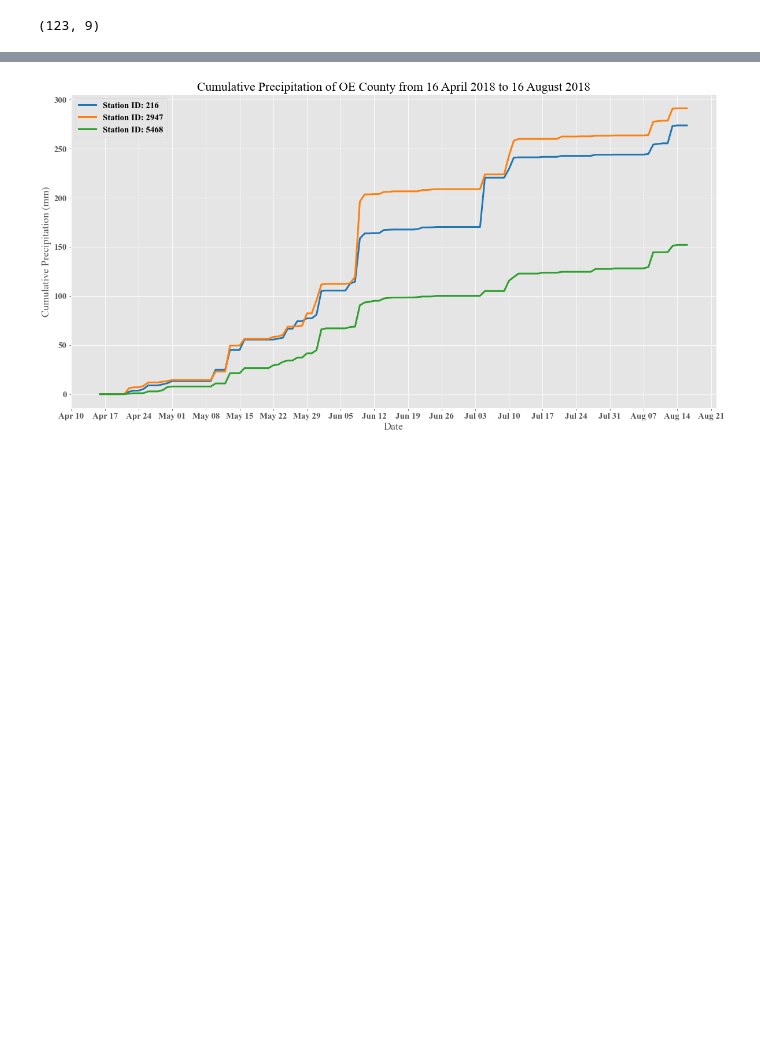
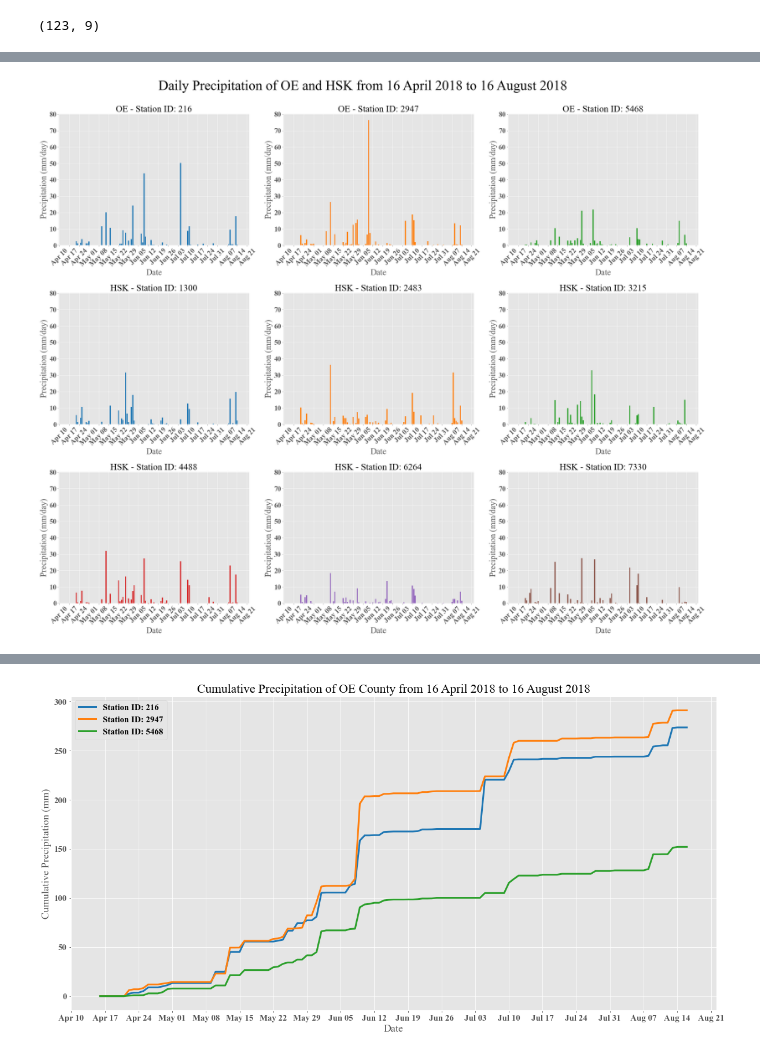
Before and after one commit to AshikMahmud/GeoInformatics_WS2021, a Jupyter notebook: Exercise 4/Task4.ipynb, the cells around one changed output, grey strips where cells are left out. Cells and saved outputs as stored; diff of their text form; code cells hidden in the pictures; blank space fills up the shorter version.

```diff
--- a/Exercise 4/Task4.ipynb
+++ b/Exercise 4/Task4.ipynb
@@ -424,0 +429,43 @@ plot_ts_bars(df_ts_hsk_daily, 'HSK')
+# %%
+# Plot ts of the both counties in one graph
+def plot_subplots_bars(ax, dict_idxs, df, county_name):
+    cmap = plt.get_cmap('tab10')
+    colors = iter(cmap(np.arange(cmap.N)))
+
+    for idx, column_name in dict_idxs.items():
+        ax[idx].bar(df.index, df[column_name], color=next(colors))
+        # set ticks every week
+        ax[idx].xaxis.set_major_locator(mdates.WeekdayLocator())
+        # format date
+        ax[idx].xaxis.set_major_formatter(mdates.DateFormatter('%b %d'))
+        ax[idx].tick_params(axis='x', rotation=45)
+        ax[idx].yaxis.set_tick_params(labelleft=True)
+        ax[idx].set_title(county_name + ' - Station ID: ' + str(column_name), fontsize=30)
+        ax[idx].set_ylabel('Precipitation (mm/day)')
+        ax[idx].set_xlabel('Date')
+
+def plot_ts_all_counties_bars():
+    plt.style.use('ggplot')
+    font = {'family': 'Times New Roman', 'weight': 'bold', 'size': 23}
+    plt.rc('font', **font)
+
+    fig, ax = plt.subplots(3, 3, sharey='all', figsize=(32, 27))
+    ax = ax.flatten()
+
+    oe_idxs = range(len(df_ts_oe_daily.columns))
+    dict_oe_idxs = dict(zip(oe_idxs, df_ts_oe_daily.columns))
+
+    hsk_idxs = range(len(df_ts_oe_daily.columns), len(df_ts_oe_daily.columns) + len(df_ts_hsk_daily.columns))
+    dict_hsk_idxs = dict(zip(hsk_idxs, df_ts_hsk_daily.columns))
+
+    plot_subplots_bars(ax, dict_oe_idxs, df_ts_oe_daily, 'OE')
+    plot_subplots_bars(ax, dict_hsk_idxs, df_ts_hsk_daily, 'HSK')
+
+    fig.tight_layout(rect=[0.03, 0.03, 1, 0.95])
+    plt.suptitle('Daily Precipitation of OE and HSK from 16 April 2018 to 16 August 2018', fontsize=45)
+
+    plt.show()
+
+plot_ts_all_counties_bars()
+# %% [output]
+[figure, added]
```
Also changed, not shown: parts of 3 cells of this notebook, 1 other file.
